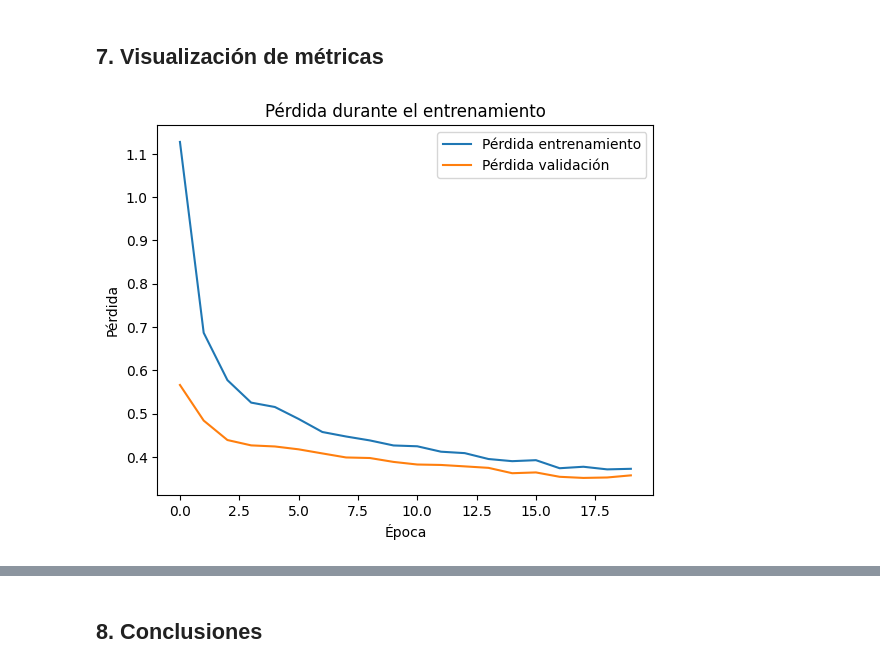
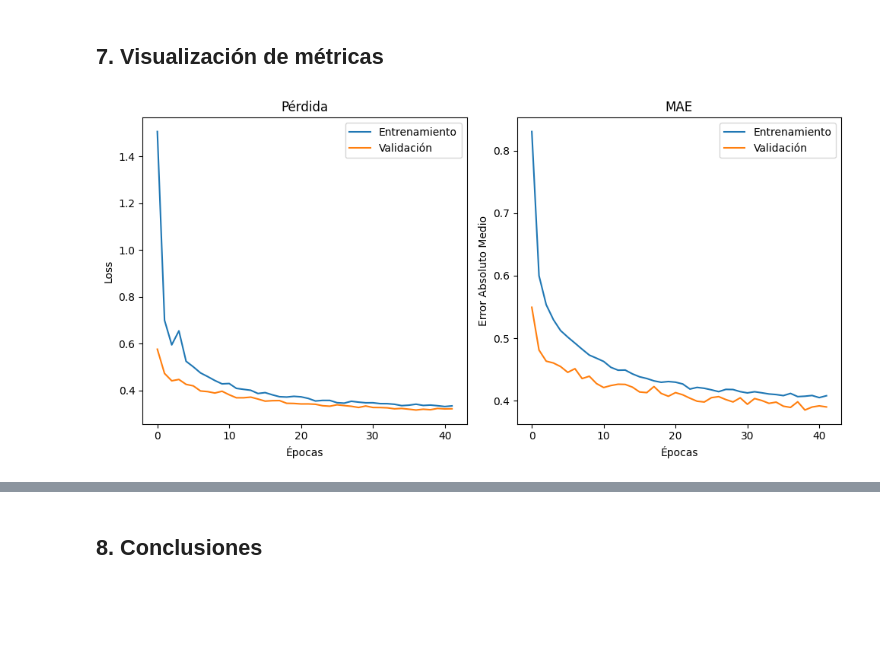
Before and after one commit to EmanuelG12/red-neuronal-california-housing, a Jupyter notebook: mlp_california.ipynb, the cells around one changed output, grey strips where cells are left out. Drawn from its saved outputs; the diff is of its cells as text; code cells hidden in the pictures; blank space fills up the shorter version.

```diff
--- a/mlp_california.ipynb
+++ b/mlp_california.ipynb
@@ -66,6 +82,11 @@ model.compile(optimizer='adam', loss='mse', metrics=['mae'])
 # %%
 # Entrenamos
-history = model.fit(X_train, y_train,
-                    epochs=20,
-                    validation_split=0.2)
+history = model.fit(
+    X_train, y_train,
+    validation_split=0.2,
+    epochs=100,
+    batch_size=32,
+    callbacks=[early_stop, checkpoint],
+    verbose=1
+)
 # %% [output]
@@ -116,20 +137,31 @@ Error absoluto medio (MAE): 0.3942635655403137
 # %% [markdown]
 ## 7. Visualización de métricas
-# %%
-# Pérdida en entrenamiento
-plt.plot(history.history['loss'], label='Pérdida entrenamiento')
-
-# Pérdida en validación
-if 'val_loss' in history.history:
-    plt.plot(history.history['val_loss'], label='Pérdida validación')
-
-plt.xlabel('Época')
-plt.ylabel('Pérdida')
-plt.title('Pérdida durante el entrenamiento')
-plt.legend()
-plt.show()
-# %% [output]
-[figure, removed]
+# %%
+plt.figure(figsize=(10, 5))
+
+# Pérdida
+plt.subplot(1, 2, 1)
+plt.plot(history.history['loss'], label='Entrenamiento')
+plt.plot(history.history['val_loss'], label='Validación')
+plt.title('Pérdida')
+plt.xlabel('Épocas')
+plt.ylabel('Loss')
+plt.legend()
+
+# MAE
+if 'mae' in history.history:
+    plt.subplot(1, 2, 2)
+    plt.plot(history.history['mae'], label='Entrenamiento')
+    plt.plot(history.history['val_mae'], label='Validación')
+    plt.title('MAE')
+    plt.xlabel('Épocas')
+    plt.ylabel('Error Absoluto Medio')
+    plt.legend()
+
+plt.tight_layout()
+plt.show()
+# %% [output]
+[figure, added]
 # %%
 mae
 # %% [output]
```
Also changed, not shown: parts of 10 cells of this notebook.
